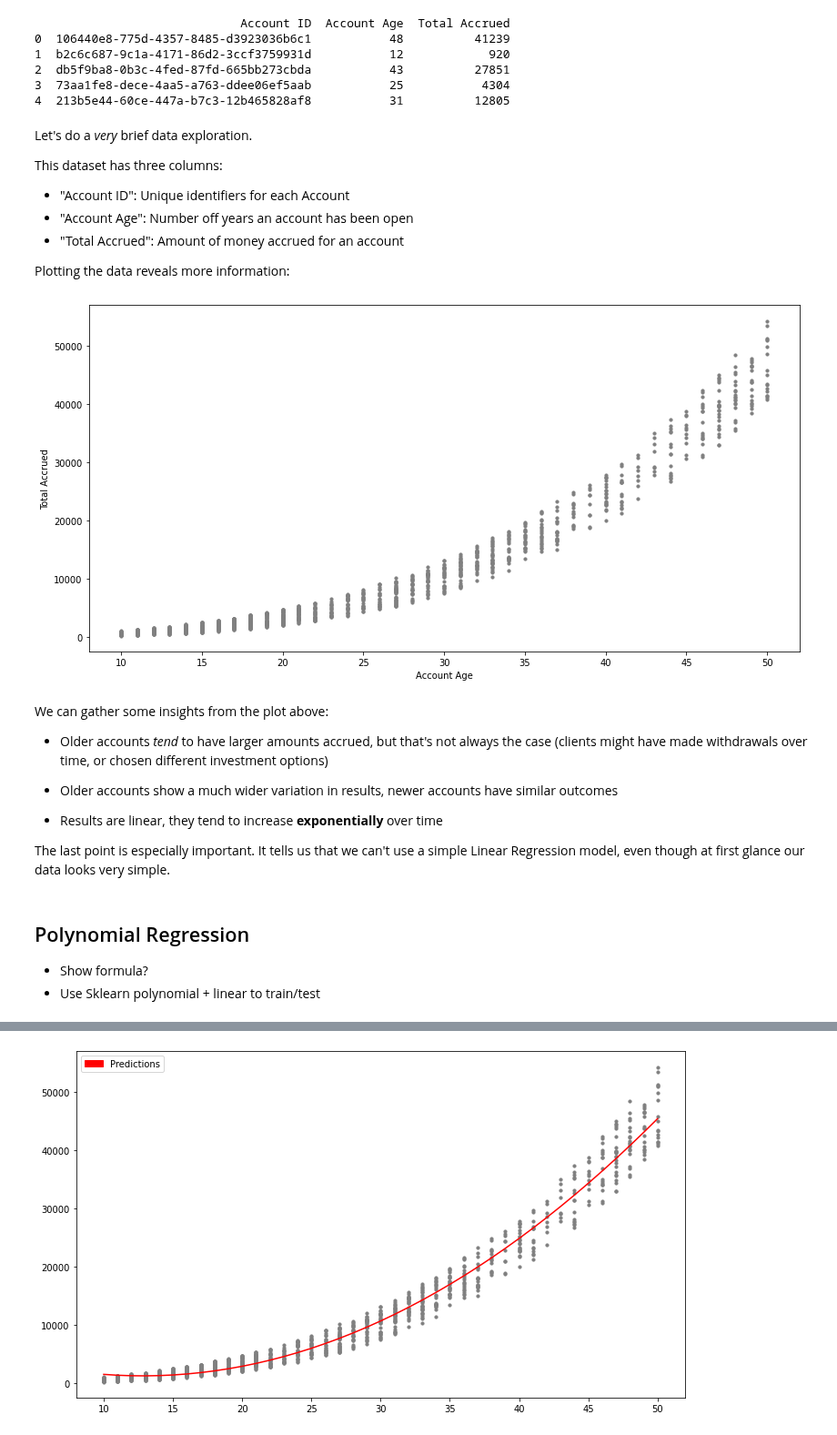
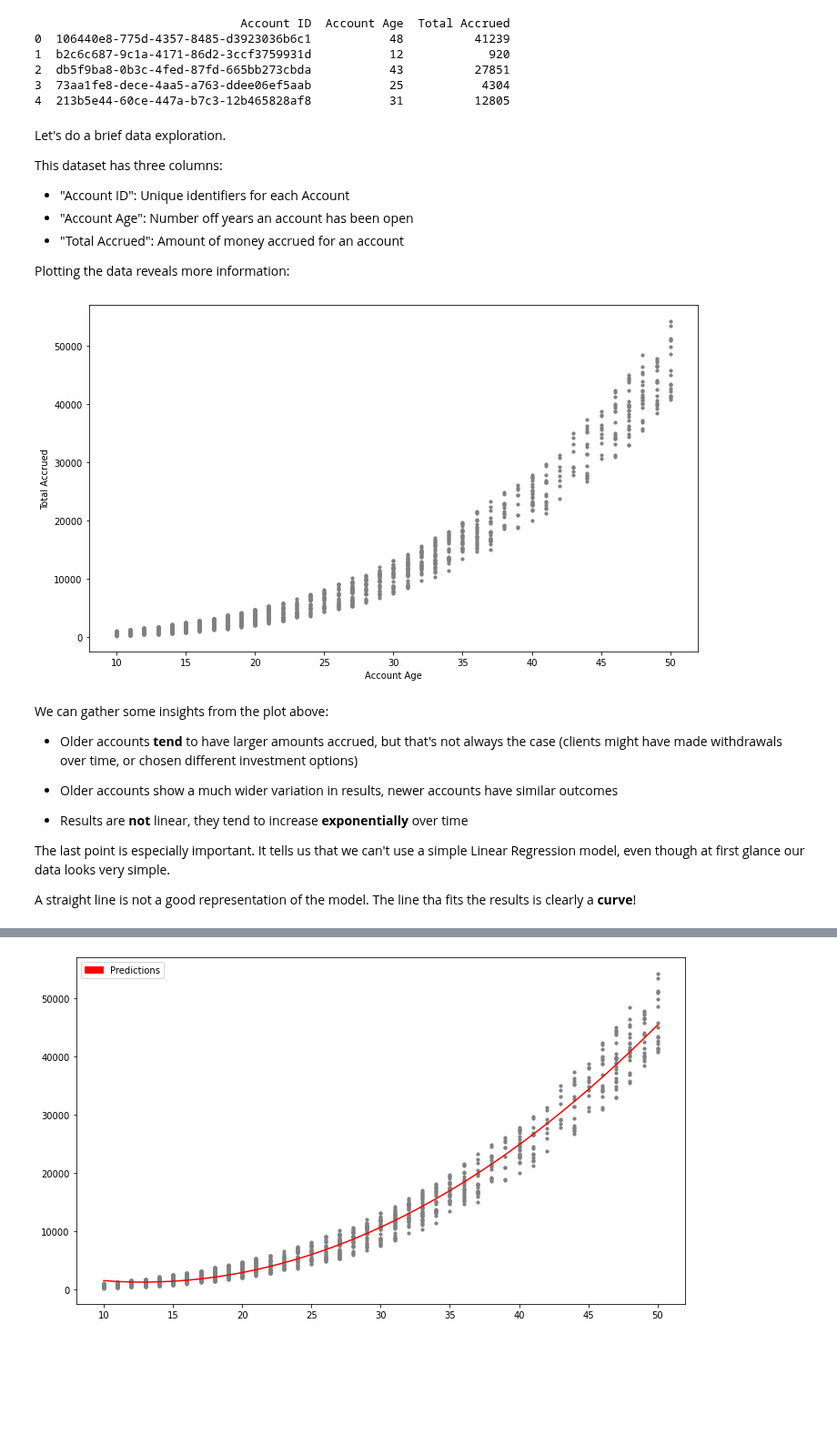
Before and after one commit to MicrosoftDocs/mslearn-introduction-to-machine-learning, a Jupyter notebook: 1b - unit 03.ipynb, the cells around one changed output, grey strips where cells are left out. Shown at 91% size. Cells and saved outputs as stored; diff of their text form; code cells hidden in the pictures; blank space fills up the shorter version.

Commit message:
1b Unt 3 - Added intro + Polynomial regression explanations

```diff
--- a/1b - unit 03.ipynb
+++ b/1b - unit 03.ipynb
@@ -39,7 +34,7 @@ print(dataset.head(), "\n")
 3  73aa1fe8-dece-4aa5-a763-ddee06ef5aab           25           4304
 4  213b5e44-60ce-447a-b7c3-12b465828af8           31          12805
 # %% [markdown]
-Let's do a *very* brief data exploration.
+Let's do a brief data exploration.
 
 This dataset has three columns:
 
@@ -51,29 +46,27 @@ Plotting the data reveals more information:
 # %%
 # Plot dataset points
 %matplotlib inline
 X = dataset["Account Age"]
 y = dataset["Total Accrued"]
 
 f = plt.figure()
-f.set_figwidth(14)
+f.set_figwidth(12)
 f.set_figheight(7)
 plt.scatter(X, y, s=10, color="gray")
 plt.ylabel('Total Accrued')
 plt.xlabel("Account Age")
 plt.show()
 # %% [output]
-[figure, old version]
+[figure, new version]
 # %% [markdown]
 We can gather some insights from the plot above:
 
-- Older accounts *tend* to have larger amounts accrued, but that's not always the case (clients might have made withdrawals over time, or chosen different investment options)
+- Older accounts **tend** to have larger amounts accrued, but that's not always the case (clients might have made withdrawals over time, or chosen different investment options)
 
 - Older accounts show a much wider variation in results, newer accounts have similar outcomes
 
-- Results are linear, they tend to increase **exponentially** over time
+- Results are **not** linear, they tend to increase **exponentially** over time
 
 The last point is especially important. It tells us that we can't use a simple Linear Regression model, even though at first glance our data looks very simple.
+
+A straight line is not a good representation of the model. The line tha fits the results is clearly a **curve**!
-# %% [markdown]
-## Polynomial Regression
-- Show formula?
-- Use Sklearn polynomial + linear to train/test
```
Also changed, not shown: parts of 6 cells of this notebook.
